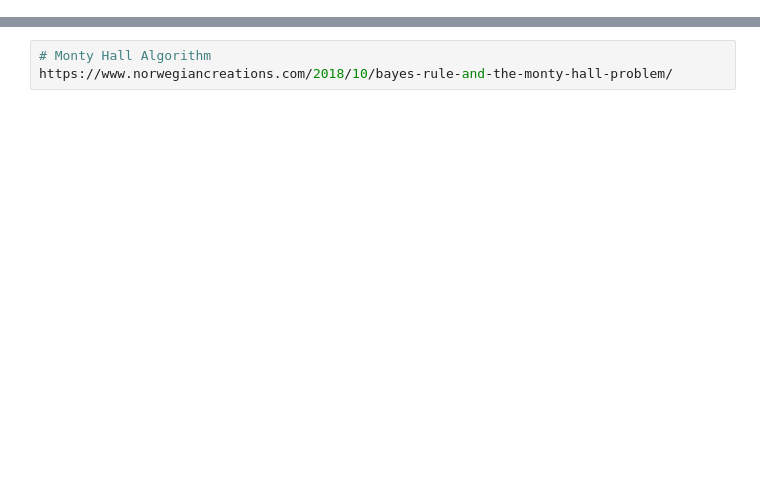
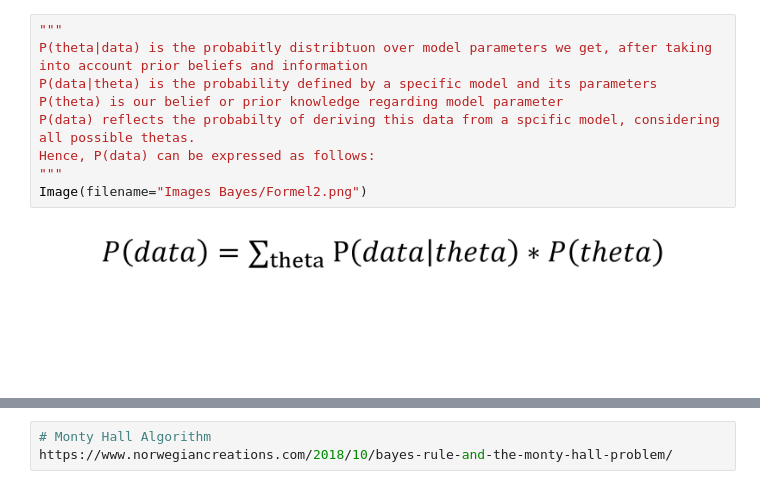
Before and after one commit to RageJohnny/algo_seminararbeit, a Jupyter notebook: Bayes-Universe.ipynb, the cells around one changed output, grey strips where cells are left out. Saved outputs shown, nothing was run; the diff lists cells and outputs as text; blank space fills up the shorter version.

```diff
--- a/Bayes-Universe.ipynb
+++ b/Bayes-Universe.ipynb
@@ -16,0 +46,11 @@ Final Analysis: Was haben Sie über die Daten erfahren? Wie haben Sie die Fragen
+# %%
+"""
+P(theta|data) is the probabitly distribtuon over model parameters we get, after taking into account prior beliefs and information
+P(data|theta) is the probability defined by a specific model and its parameters
+P(theta) is our belief or prior knowledge regarding model parameter
+P(data) reflects the probabilty of deriving this data from a spcific model, considering all possible thetas.
+Hence, P(data) can be expressed as follows:
+"""
+Image(filename="Images Bayes/Formel2.png")
+# %% [output]
+[figure, added]
```
Also changed, not shown: parts of 9 cells of this notebook, 10 other files.
